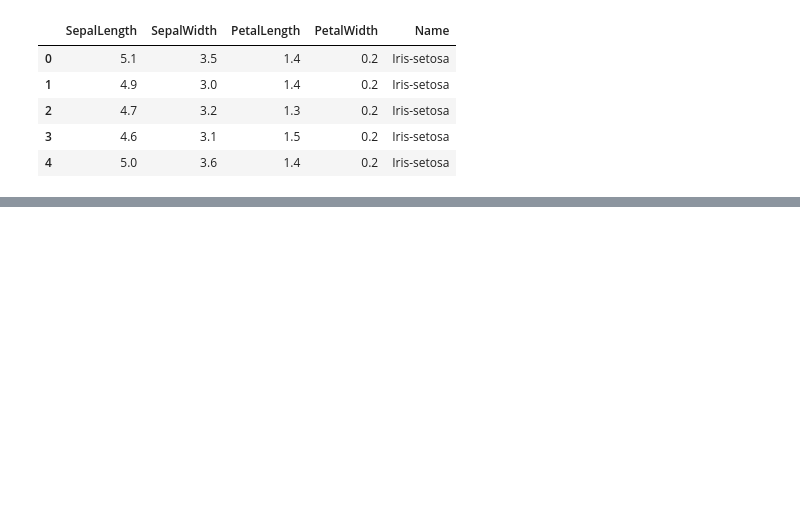
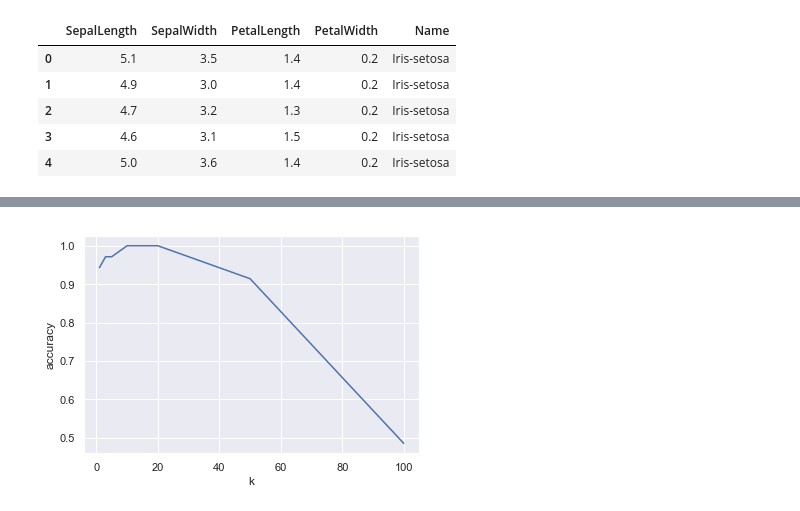
Before and after one commit to dineshdb/data-mining, a Jupyter notebook: notebooks/kNearestNeighbor.ipynb, the cells around one changed output, grey strips where cells are left out. Cells and saved outputs as stored; diff of their text form; code cells hidden in the pictures; blank space fills up the shorter version.

Commit message:
added vizualization to knearestneighbor

```diff
--- a/notebooks/kNearestNeighbor.ipynb
+++ b/notebooks/kNearestNeighbor.ipynb
@@ -20,12 +61,6 @@ def euclideanDistance(left, right, length):
         distance += np.square(left[i] - right[i])
     return np.sqrt(distance)
 # %%
-"""
-    @params
-    k             - the number of neighbors
-    trainingSet   - the trainingset
-    testInstance  - the test instance to predict for
-"""
 
 def KNN(trainingSet, testInstance, k):
 
@@ -35,9 +70,10 @@ def KNN(trainingSet, testInstance, k):
     # distance between testInstance and each trainingSet
     for i in range(len(trainingSet)):
 
+#         dist = manhattanDistance(testInstance, trainingSet.iloc[i], length)
         dist = euclideanDistance(testInstance, trainingSet.iloc[i], length)
 
-        distances[i] = dist[0]
+        distances[i] = dist
 
 
     sorted_d = sorted(distances.items(), key=lambda kv: kv[1])
@@ -65,0 +138,3 @@ def KNN(trainingSet, testInstance, k):
+# %%
+train, test = load_iris2()
+KNearestNeighbor(train, test, 1)
@@ -65,0 +159,26 @@ def KNN(trainingSet, testInstance, k):
+# %%
+# varying the value of k
+
+list_k = [1, 3, 5, 10, 20, 50, 100]
+def test_for_k(train, test):
+
+    accuracy = []
+    for k in list_k:
+        test_len = test.shape[0]
+
+        correct = 0
+        for i in range(test_len):
+
+            result, neighbors = KNN(train, test.iloc[i][:-1], k)
+            if result == test.iloc[i]['Name']:
+                correct += 1
+
+        accuracy.append(correct / test_len)
+
+    plt.xlabel('k')
+    plt.ylabel('accuracy')
+    plt.plot(list_k, accuracy)
+# %%
+test_for_k(train, test)
+# %% [output]
+[figure, added]
```
Also changed, not shown: parts of 19 cells of this notebook.
